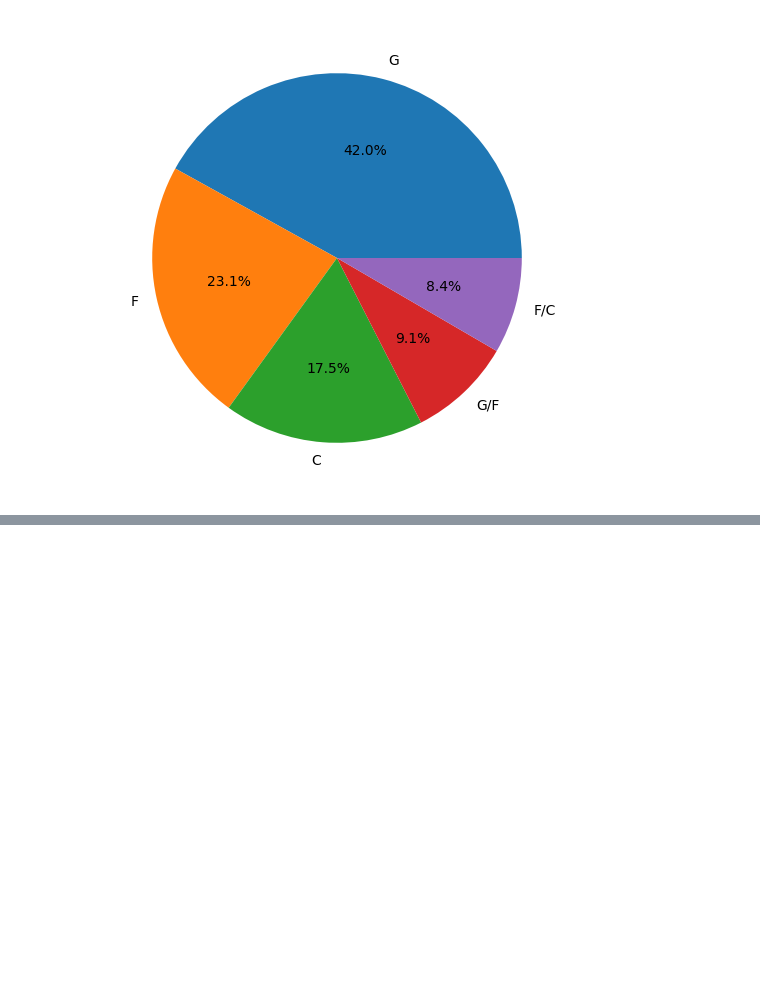
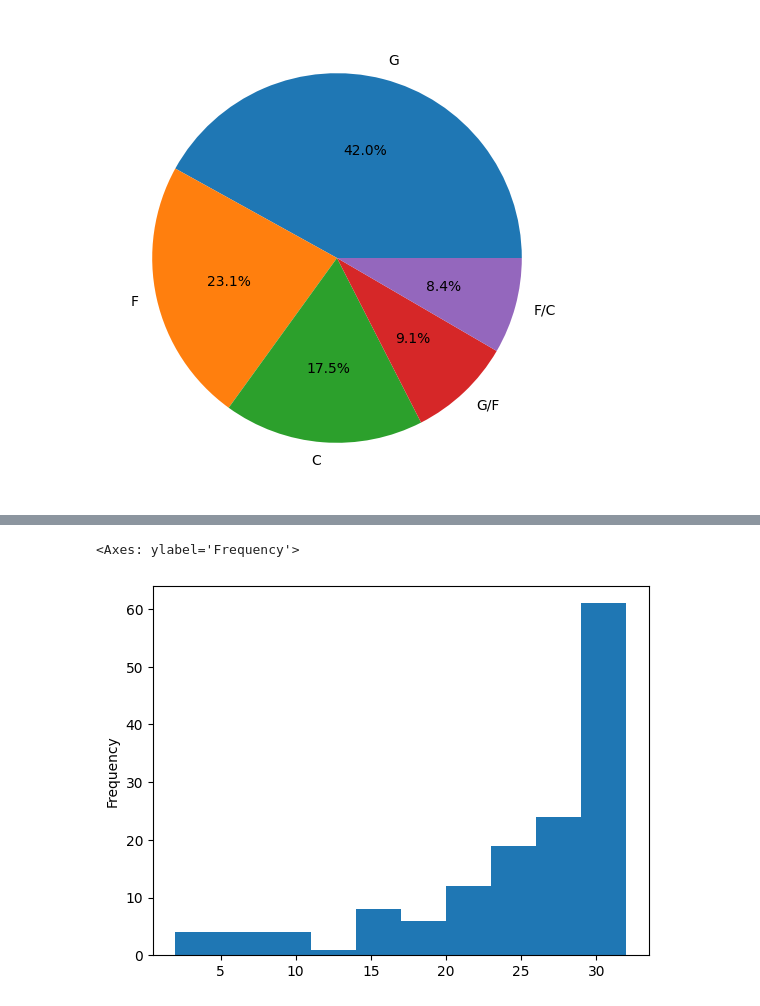
Before and after one commit to dnlsyfq/kaggle_wnba_player_stats, a Jupyter notebook: statistical-analysis-walkthrough.ipynb, the cells around one changed output, grey strips where cells are left out. Saved outputs shown, nothing was run; the diff lists cells and outputs as text; code cells hidden in the pictures; blank space fills up the shorter version.

```diff
--- a/statistical-analysis-walkthrough.ipynb
+++ b/statistical-analysis-walkthrough.ipynb
@@ -446,0 +515,5 @@ Text(0, 0.5, '')
+# %%
+df['Games Played'].plot.hist()
+# %% [output]
+<Axes: ylabel='Frequency'>
+[figure, added]
```
Also changed, not shown: parts of 18 cells of this notebook.
